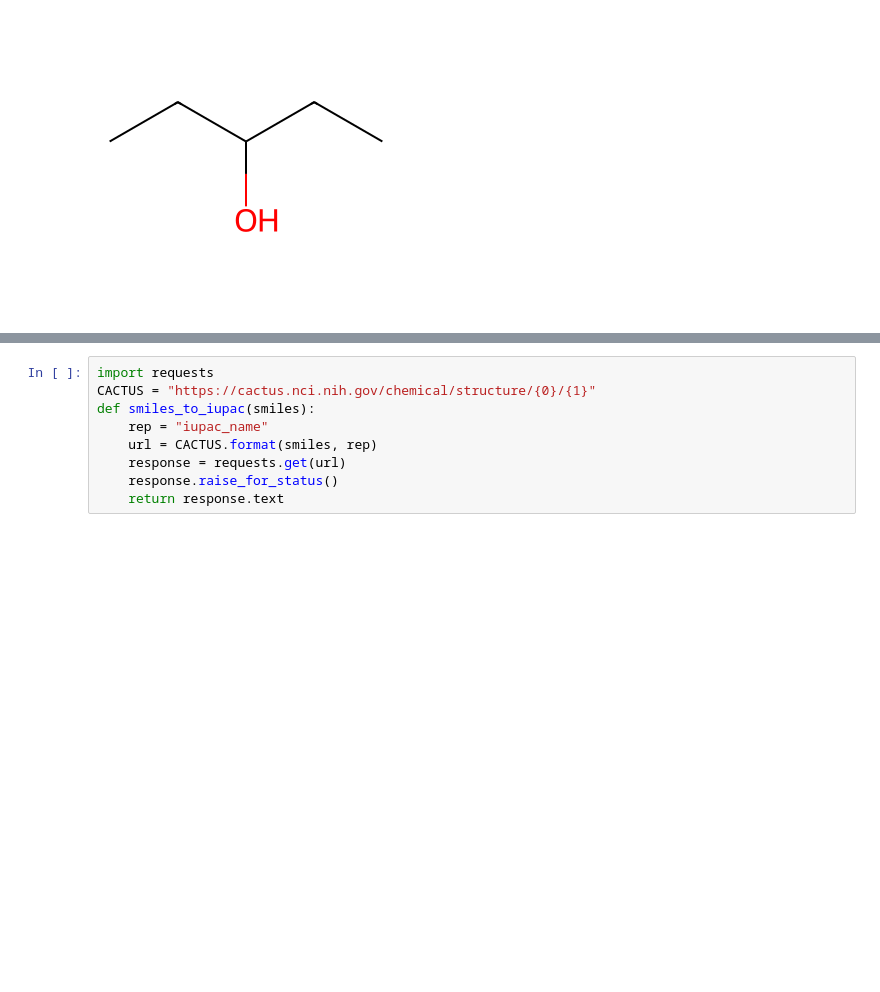
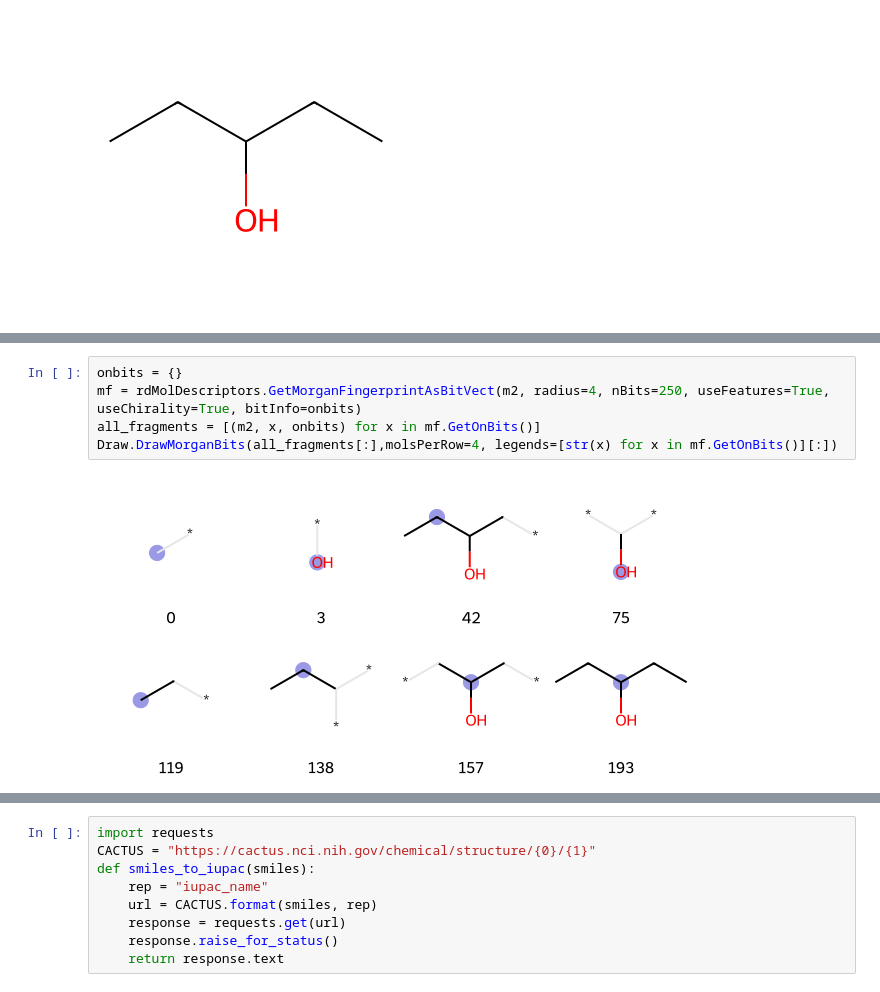
Before and after one commit to Sawahiko/SMILE_to_Feature, a Jupyter notebook: Showcase_2Sub_Diff Feature.ipynb, the cells around one changed output, grey strips where cells are left out. Drawn from its saved outputs; the diff is of its cells as text; blank space fills up the shorter version.

```diff
--- a/Showcase_2Sub_Diff Feature.ipynb
+++ b/Showcase_2Sub_Diff Feature.ipynb
@@ -223,0 +238,7 @@ zero_mask3
+# %%
+onbits = {}
+mf = rdMolDescriptors.GetMorganFingerprintAsBitVect(m2, radius=4, nBits=250, useFeatures=True, useChirality=True, bitInfo=onbits)
+all_fragments = [(m2, x, onbits) for x in mf.GetOnBits()]
+Draw.DrawMorganBits(all_fragments[:],molsPerRow=4, legends=[str(x) for x in mf.GetOnBits()][:])
+# %% [output]
+[figure, added]
```
Also changed, not shown: parts of 21 cells of this notebook, 3 other files.
